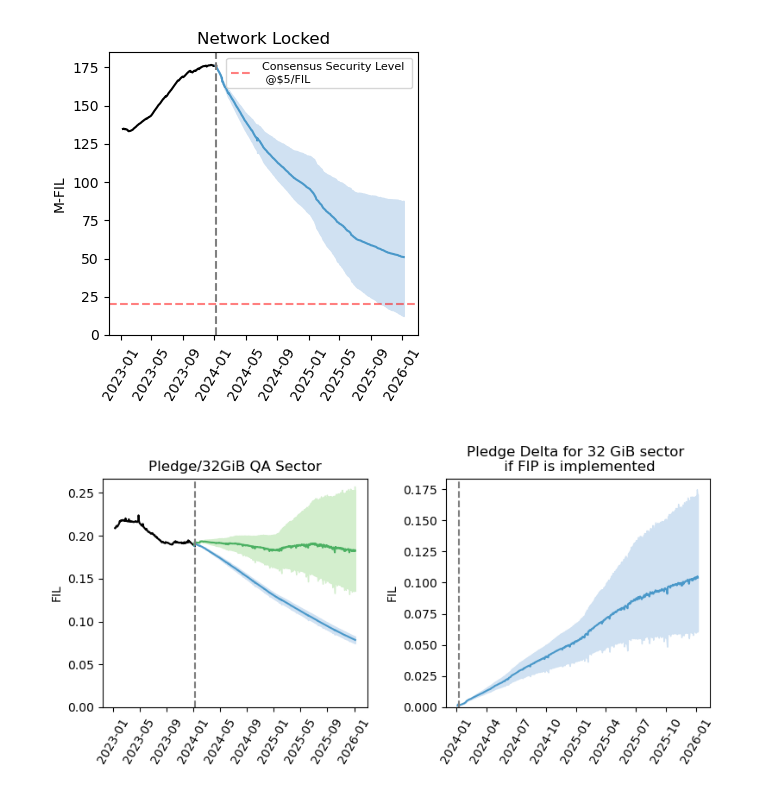
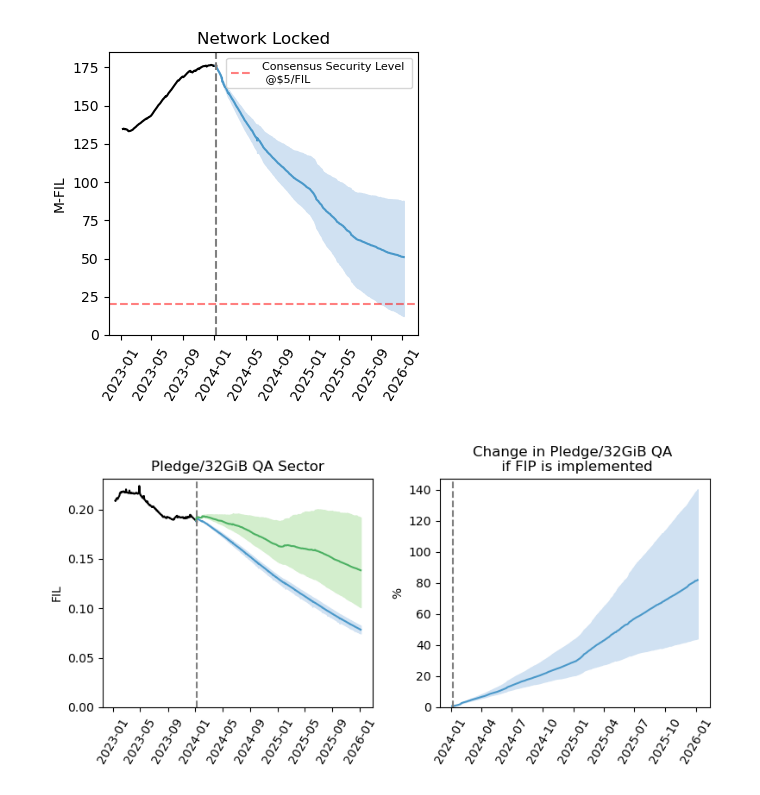
Before and after one commit to CELtd/cel, a Jupyter notebook: notebooks/baseline_crossing/baseline_bug_fip.ipynb, the cells around one changed output. Cells and saved outputs as stored; diff of their text form; code cells hidden in the pictures.

```diff
--- a/notebooks/baseline_crossing/baseline_bug_fip.ipynb
+++ b/notebooks/baseline_crossing/baseline_bug_fip.ipynb
@@ -470,14 +470,22 @@ new_pledge_vec = []
 delta_pledge_vec = []
 for ii in range(num_chains_mcmc*num_samples_mcmc):
     onboarded_qap = 0.00003052   # 32 GiB in PiB
-    network_qap = simulation_results_vec[ii]['qa_total_power_eib']*1024
-    circ_supply = simulation_results_vec[ii]['circ_supply']
+    network_qap = np.asarray(simulation_results_vec[ii]['qa_total_power_eib'])*1024
+    circ_supply = np.asarray(simulation_results_vec[ii]['circ_supply'])
+    baseline_consensus_pledge = np.asarray(simulation_results_vec[ii]['day_pledge_per_QAP'])
+
+    # if any nans in the arrays skip
+    if np.isnan(np.sum(network_qap)) or np.isnan(np.sum(circ_supply)) or np.isnan(np.sum(baseline_consensus_pledge)):
+        # new_pledge_vec.append(np.nan)
+        # delta_pledge_vec.append(np.nan)
+        continue
+
     simple_consensus_pledge = lock_target * circ_supply * (onboarded_qap/network_qap)
-    baseline_consensus_pledge = simulation_results_vec[ii]['day_pledge_per_QAP']
+
     new_pledge = simple_consensus_pledge*(1-gamma) + baseline_consensus_pledge*gamma
     new_pledge_vec.append(new_pledge)
 
-    delta_pledge = new_pledge - baseline_consensus_pledge
+    delta_pledge = (new_pledge - baseline_consensus_pledge)/baseline_consensus_pledge * 100
     delta_pledge_vec.append(delta_pledge)
 
 new_pledge_vec = np.asarray(new_pledge_vec)
@@ -487,33 +495,33 @@ fig, ax = plt.subplots(nrows=1, ncols=2, figsize=(8,4))
 
 axx = ax[0]
 yy = get_simresults_quantiles(simulation_results_vec, key='day_pledge_per_QAP')
 pledge_new = np.nanquantile(new_pledge_vec, [0.25, 0.5, 0.75], axis=0)
 axx.plot(hist_df_merged['date'], hist_df_merged['pledge'], color='k')
 axx.plot(macro_t, yy[1], color=blues(0.6))
 axx.fill_between(macro_t, yy[0], yy[2], color=blues(0.2))
 greens = mpl.colormaps['Greens']
 axx.plot(macro_t, pledge_new[1], color=greens(0.6))
 axx.fill_between(macro_t, pledge_new[0], pledge_new[2], color=greens(0.2))
 axx.set_ylabel('FIL')
 axx.set_title('Pledge/32GiB QA Sector')
 # axx.legend(fontsize=8)
 axx.set_ylim(bottom=0)
 for tick in axx.get_xticklabels(): tick.set_rotation(60)
 axx.axvline(current_date, color='grey', linestyle='--')
 
 axx = ax[1]
 pledge_delta = np.nanquantile(delta_pledge_vec, [0.25, 0.5, 0.75], axis=0)
 # axx.plot(hist_df_merged['date'], hist_df_merged['pledge'], color='k')
 axx.plot(macro_t, pledge_delta[1], color=blues(0.6))
 axx.fill_between(macro_t, pledge_delta[0], pledge_delta[2], color=blues(0.2))
-axx.set_ylabel('FIL')
-axx.set_title('Pledge Delta for 32 GiB sector \n if FIP is implemented')
+axx.set_ylabel('%')
+axx.set_title('Change in Pledge/32GiB QA \n if FIP is implemented')
 # axx.legend(fontsize=8)
 axx.set_ylim(bottom=0)
 for tick in axx.get_xticklabels(): tick.set_rotation(60)
 axx.axvline(current_date, color='grey', linestyle='--')
 
 
 plt.tight_layout()
 # %% [output]
-[figure, old version]
+[figure, new version]
```
